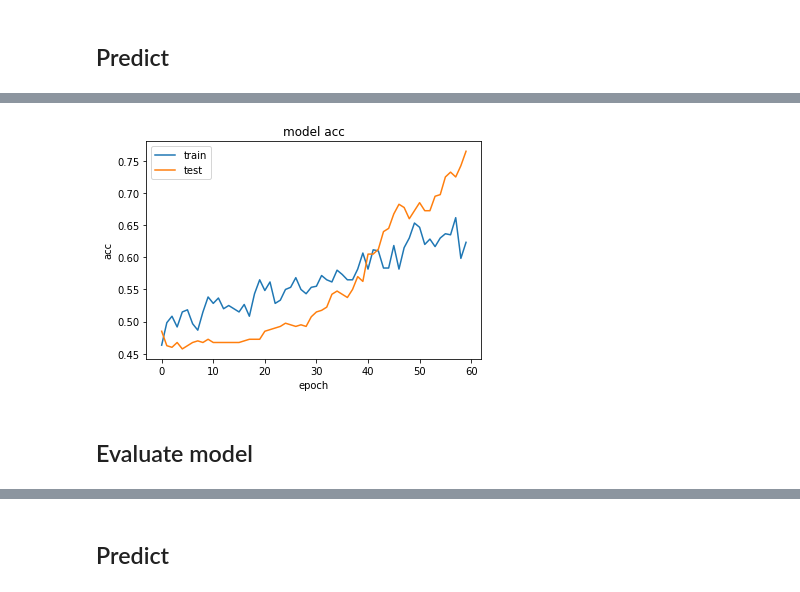
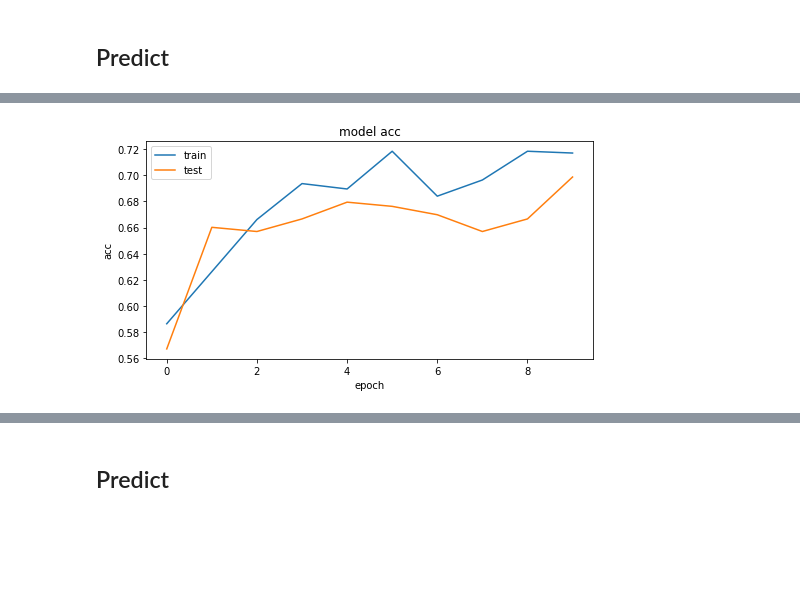
Before and after one commit to naomifridman/Introduction_to_deep_learning, a Jupyter notebook: Deep_Learning_intro_part4_keras_exrsice_and_solution.ipynb, the cells around one changed output, grey strips where cells are left out. Drawn from its saved outputs; the diff is of its cells as text; code cells hidden in the pictures; blank space fills up the shorter version.

```diff
--- a/Deep_Learning_intro_part4_keras_exrsice_and_solution.ipynb
+++ b/Deep_Learning_intro_part4_keras_exrsice_and_solution.ipynb
@@ -65,6 +131,10 @@ plt.scatter(X[:, 0], X[:, 1], c=y, cmap=cm_bright,edgecolors='k')
 # %%
+X = df[df.columns[1:27]]
+y=df[28]
+
 X = StandardScaler().fit_transform(X)
-X_train, X_test, y_train, y_test = train_test_split(X, y, test_size=.4,
+X_train, X_test, y_train, y_test = train_test_split(X, y, test_size=.3,
                                                     random_state=42)
+
 X_train.shape
 # %% [output]
@@ -78,17 +144,23 @@ X_train.shape
 # %%
+np.random.seed(1235)
+
 batch_size = 20
-num_classes = 2
-epochs = 10
+epochs = 30
 
-model = Sequential()
-model.add(Dense(16, activation='relu', input_shape=(2,)))
-model.add(Dense(16, activation='relu'))
-model.add(Dense(1, activation='sigmoid'))
+def get_model(lsize=64, optimizer=RMSprop()):
+    model = Sequential()
+    model.add(Dense(lsize, activation='relu', input_shape=(X_train.shape[1],)))
+    model.add(Dropout(0.1))
+    model.add(Dense(lsize, activation='relu'))
+    model.add(Dropout(0.1))
+    model.add(Dense(1, activation='sigmoid'))
 
-model.compile(loss='binary_crossentropy',
-              optimizer=RMSprop(),
-              metrics=['accuracy'])
+    model.compile(loss='binary_crossentropy',
+                  optimizer=optimizer,
+                  metrics=['accuracy'])
+    return model
 
+model=get_model(optimizer=optimizers.Adadelta())
 model.summary()
 # %% [output]
 _________________________________________________________________
@@ -226,7 +308,10 @@ _________________________________________________________________
+# %%
+batch_size = 20
+epochs = 10
+
+model = get_model(lsize=64, optimizer=keras.optimizers.Adam(lr=0.01))
 # %%
-
-
-history = model.fit(X_train, y_train,
+history_adam = model.fit(X_train, y_train,
                     batch_size=batch_size,
                     epochs=epochs,
                     verbose=1,
@@ -256,9 +343,7 @@ uplot.drow_history(history, 'loss')
 # %%
-uplot.drow_history(history, 'acc')
+uplot.drow_history(history_adam,metric='acc')
 # %% [output]
-[figure, old version]
+[figure, new version]
-# %% [markdown]
-## Evaluate model
 # %%
 score = model.evaluate(X_test, y_test, verbose=0)
 print('Test loss:', score[0])
```
Also changed, not shown: parts of 50 cells of this notebook, 2 other files.
